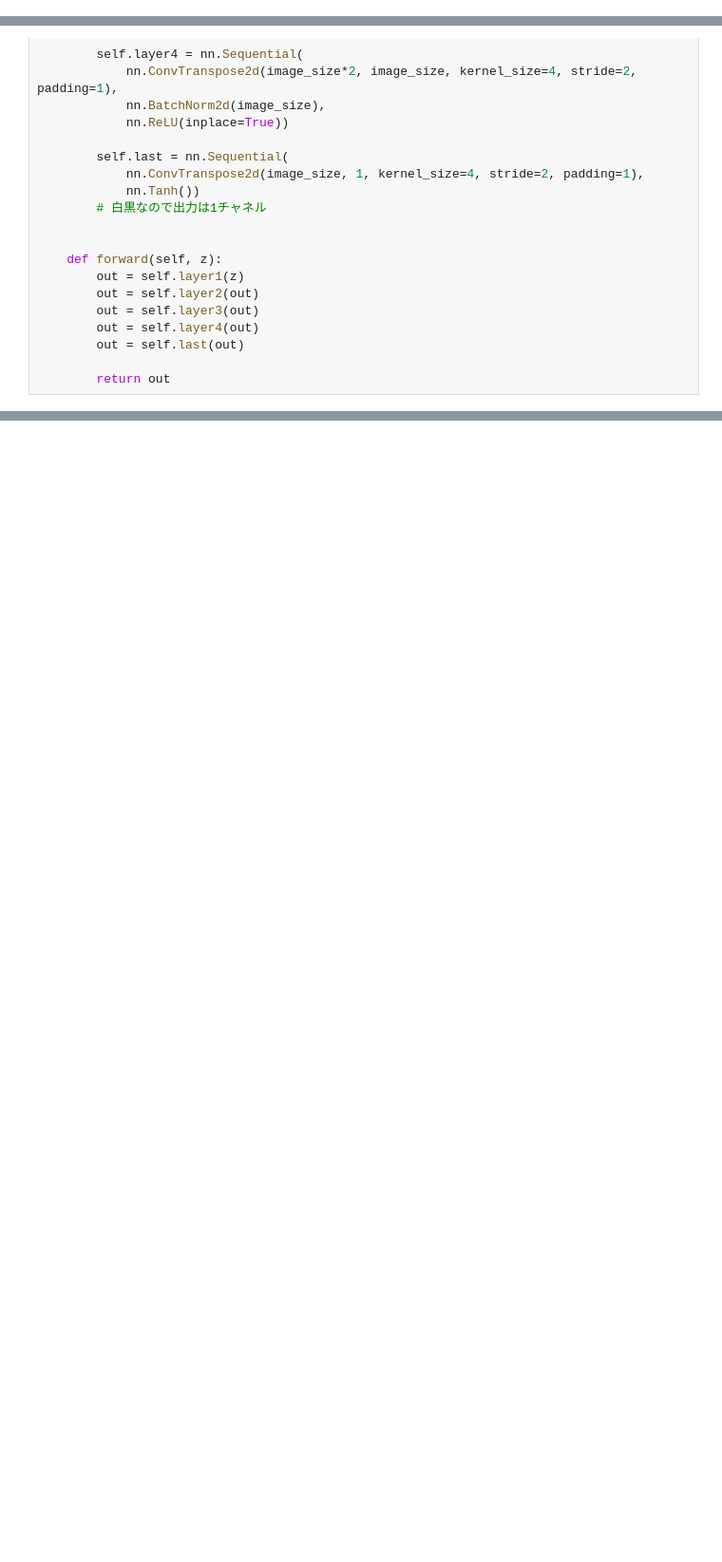
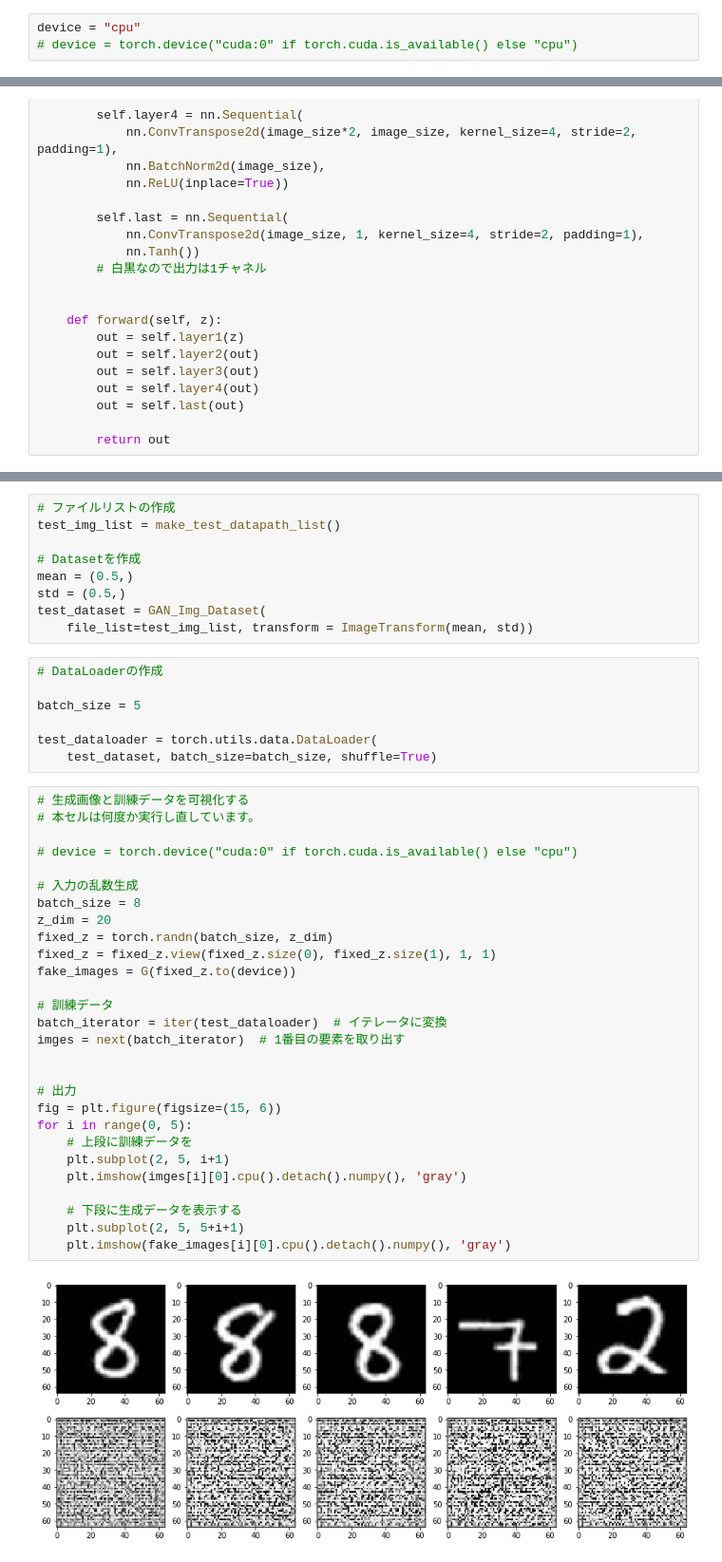
Before and after one commit to Hase-U/learn_pytorch_advanced, a Jupyter notebook: mycode/6_gan_anomaly_detection/AnoGAN.ipynb, the cells around one changed output, grey strips where cells are left out. Shown: that part at 95% size. Cells and saved outputs as stored; diff of their text form; blank space fills up the shorter version.

Commit message:
add dataloader

```diff
--- a/mycode/6_gan_anomaly_detection/AnoGAN.ipynb
+++ b/mycode/6_gan_anomaly_detection/AnoGAN.ipynb
@@ -7,6 +7,9 @@
 # %%
 import os
 os.environ["CUDA_VISIBLE_DEVICES"]="2"
+# %%
+device = "cpu"
+# device = torch.device("cuda:0" if torch.cuda.is_available() else "cpu")
 # %%
 # パッケージのimport
 import random
@@ -139,0 +277,46 @@ class Discriminator(nn.Module):
+# %%
+# ファイルリストの作成
+test_img_list = make_test_datapath_list()
+
+# Datasetを作成
+mean = (0.5,)
+std = (0.5,)
+test_dataset = GAN_Img_Dataset(
+    file_list=test_img_list, transform = ImageTransform(mean, std))
+# %%
+# DataLoaderの作成
+
+batch_size = 5
+
+test_dataloader = torch.utils.data.DataLoader(
+    test_dataset, batch_size=batch_size, shuffle=True)
+# %%
+# 生成画像と訓練データを可視化する
+# 本セルは何度か実行し直しています。
+
+# device = torch.device("cuda:0" if torch.cuda.is_available() else "cpu")
+
+# 入力の乱数生成
+batch_size = 8
+z_dim = 20
+fixed_z = torch.randn(batch_size, z_dim)
+fixed_z = fixed_z.view(fixed_z.size(0), fixed_z.size(1), 1, 1)
+fake_images = G(fixed_z.to(device))
+
+# 訓練データ
+batch_iterator = iter(test_dataloader)  # イテレータに変換
+imges = next(batch_iterator)  # 1番目の要素を取り出す
+
+
+# 出力
+fig = plt.figure(figsize=(15, 6))
+for i in range(0, 5):
+    # 上段に訓練データを
+    plt.subplot(2, 5, i+1)
+    plt.imshow(imges[i][0].cpu().detach().numpy(), 'gray')
+
+    # 下段に生成データを表示する
+    plt.subplot(2, 5, 5+i+1)
+    plt.imshow(fake_images[i][0].cpu().detach().numpy(), 'gray')
+# %% [output]
+[figure, added]
```
Also changed, not shown: parts of 11 cells of this notebook.
